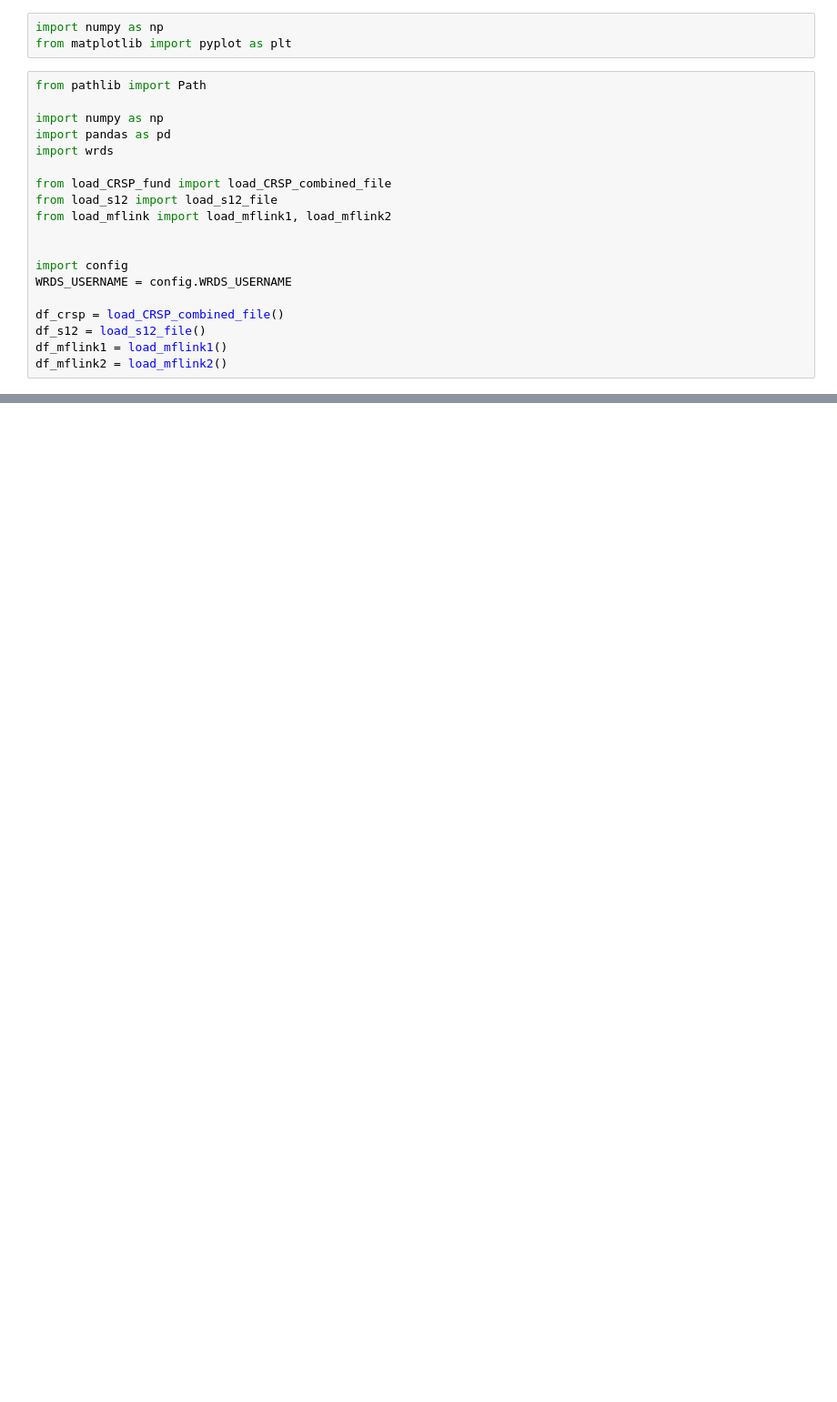
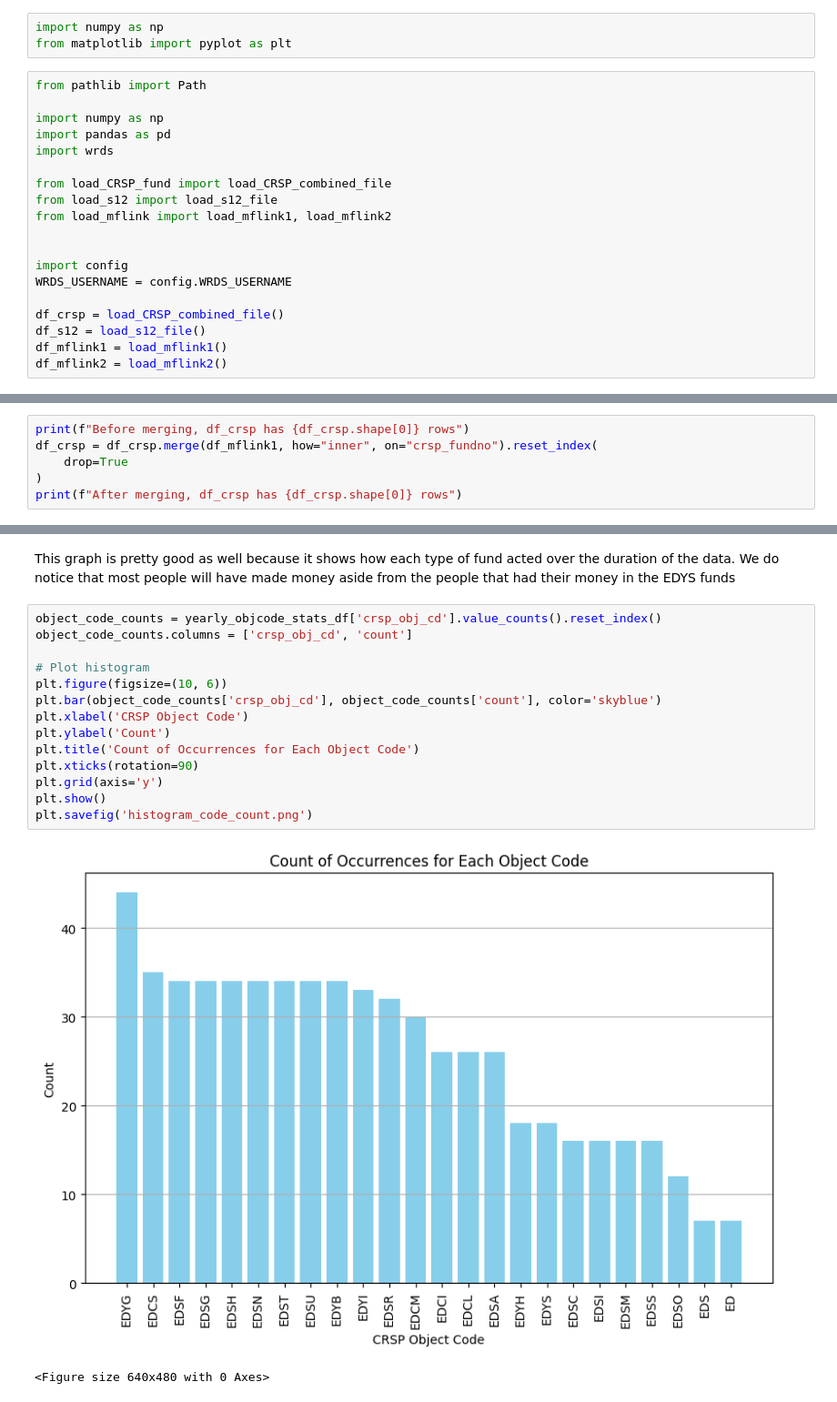
Before and after one commit to jonathan-cai-chicago/factor_demand, a Jupyter notebook: src/bonus_charts_and_tables_walkthrough.ipynb, the cells around one changed output, grey strips where cells are left out. Shown at 91% size. Drawn from its saved outputs; the diff is of its cells as text; blank space fills up the shorter version.

```diff
--- a/src/bonus_charts_and_tables_walkthrough.ipynb
+++ b/src/bonus_charts_and_tables_walkthrough.ipynb
@@ -26,0 +55,6 @@ df_mflink2 = load_mflink2()
+# %%
+print(f"Before merging, df_crsp has {df_crsp.shape[0]} rows")
+df_crsp = df_crsp.merge(df_mflink1, how="inner", on="crsp_fundno").reset_index(
+    drop=True
+)
+print(f"After merging, df_crsp has {df_crsp.shape[0]} rows")
@@ -44,0 +257,19 @@ df_crsp
+# %% [markdown]
+This graph is pretty good as well because it shows how each type of fund acted over the duration of the data. We do notice that most people will have made money aside from the people that had their money in the EDYS funds
+# %%
+object_code_counts = yearly_objcode_stats_df['crsp_obj_cd'].value_counts().reset_index()
+object_code_counts.columns = ['crsp_obj_cd', 'count']
+
+# Plot histogram
+plt.figure(figsize=(10, 6))
+plt.bar(object_code_counts['crsp_obj_cd'], object_code_counts['count'], color='skyblue')
+plt.xlabel('CRSP Object Code')
+plt.ylabel('Count')
+plt.title('Count of Occurrences for Each Object Code')
+plt.xticks(rotation=90)
+plt.grid(axis='y')
+plt.show()
+plt.savefig('histogram_code_count.png')
+# %% [output]
+[figure, added]
+<Figure size 640x480 with 0 Axes>
```
Also changed, not shown: parts of 28 cells of this notebook, 5 other files.
